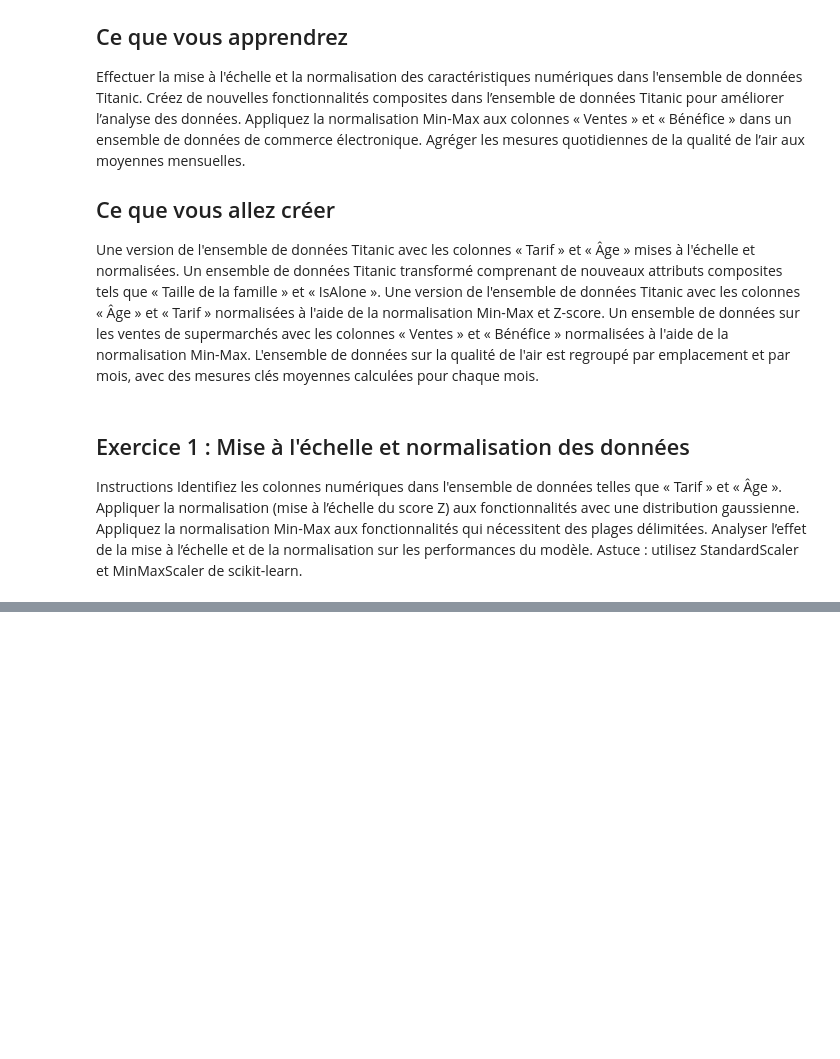
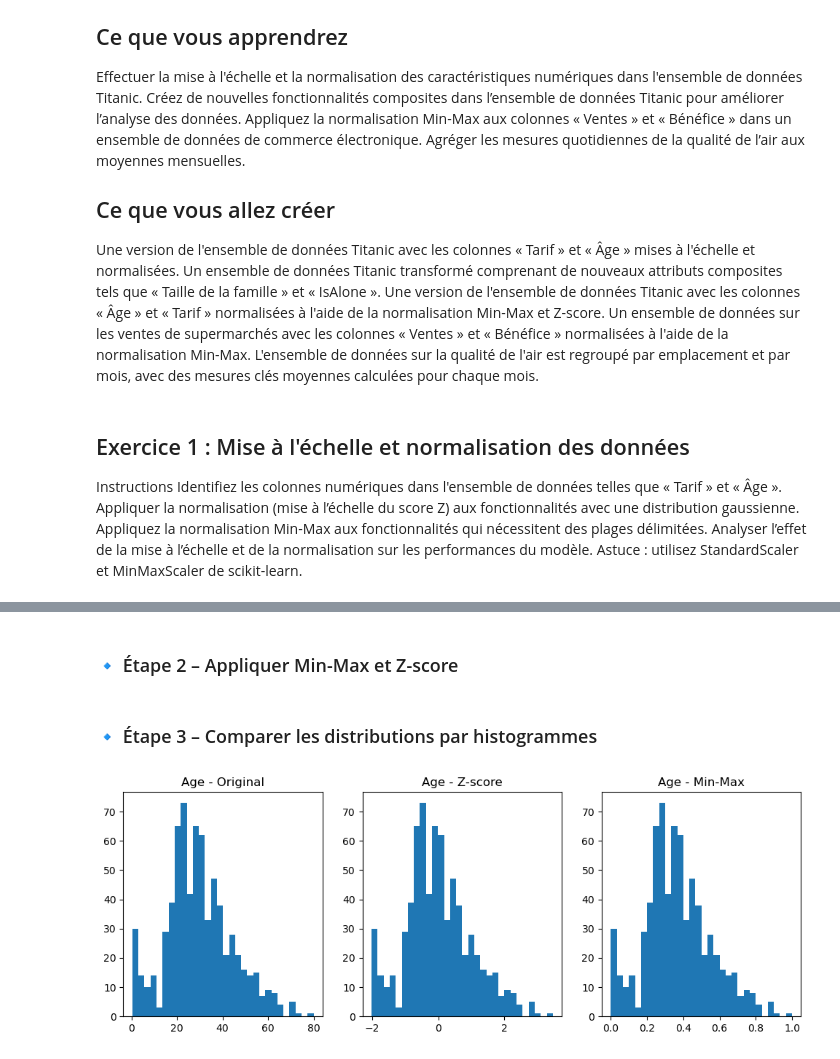
Before and after one commit to Michel836/FSTB_Bootcamp_2025_Repository_Github, a Jupyter notebook: Week02/Day3/data/W02D3_Exercice-XP-Gold.ipynb, the cells around one changed output, grey strips where cells are left out. Saved outputs shown, nothing was run; the diff lists cells and outputs as text; code cells hidden in the pictures; blank space fills up the shorter version.

```diff
--- a/Week02/Day3/data/W02D3_Exercice-XP-Gold.ipynb
+++ b/Week02/Day3/data/W02D3_Exercice-XP-Gold.ipynb
@@ -48,0 +228,9 @@ df.head()
+# %%
+import pandas as pd
+
+# Charger les données
+df = pd.read_csv("train.csv")
+
+# Garder uniquement les colonnes nécessaires
+df = df[['Age', 'Fare']].dropna()
+df.head()
@@ -48,0 +244,35 @@ df.head()
+# %% [markdown]
+### 🔹 Étape 2 – Appliquer Min-Max et Z-score
+# %%
+from sklearn.preprocessing import StandardScaler, MinMaxScaler
+
+# Création des scalers
+scaler_z = StandardScaler()
+scaler_mm = MinMaxScaler()
+
+# Appliquer la normalisation
+df['Age_Z'] = scaler_z.fit_transform(df[['Age']])
+df['Fare_Z'] = scaler_z.fit_transform(df[['Fare']])
+df['Age_MM'] = scaler_mm.fit_transform(df[['Age']])
+df['Fare_MM'] = scaler_mm.fit_transform(df[['Fare']])
+# %% [markdown]
+### 🔹 Étape 3 – Comparer les distributions par histogrammes
+# %%
+import matplotlib.pyplot as plt
+
+# Histogramme Age
+plt.figure(figsize=(12,4))
+plt.subplot(1,3,1)
+plt.hist(df['Age'], bins=30)
+plt.title("Age - Original")
+
+plt.subplot(1,3,2)
+plt.hist(df['Age_Z'], bins=30)
+plt.title("Age - Z-score")
+
+plt.subplot(1,3,3)
+plt.hist(df['Age_MM'], bins=30)
+plt.title("Age - Min-Max")
+plt.show()
+# %% [output]
+[figure, added]
```
Also changed, not shown: parts of 64 cells of this notebook, 2 other files.
